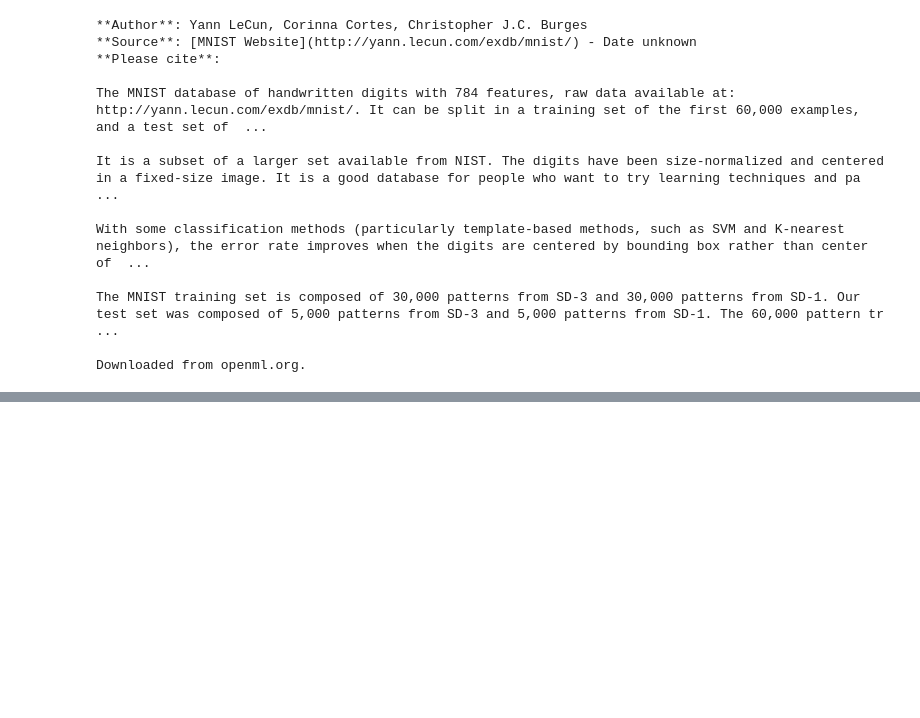
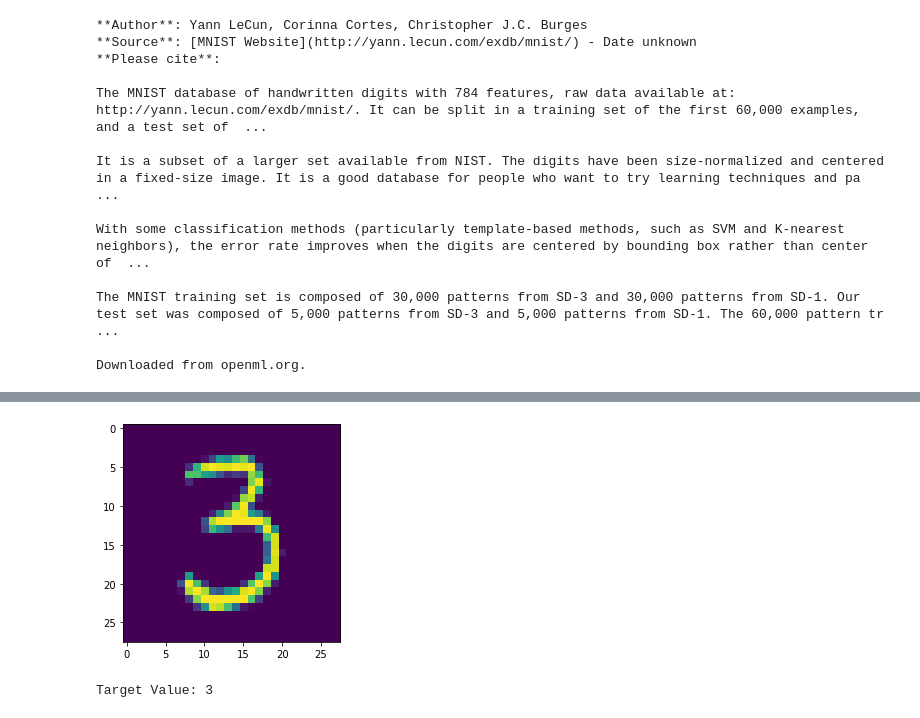
Before and after one commit to Pepcoders/Data-Science-February, a Jupyter notebook: Project/MNIST_Classification.ipynb, the cells around one changed output, grey strips where cells are left out. Cells and saved outputs as stored; diff of their text form; code cells hidden in the pictures; blank space fills up the shorter version.

```diff
--- a/Project/MNIST_Classification.ipynb
+++ b/Project/MNIST_Classification.ipynb
@@ -152,0 +94,8 @@ array([[15856,    74],
+# %%
+idx = 50
+plt.imshow(X[idx].reshape(28,28))
+plt.show()
+print("Target Value:", Y[idx])
+# %% [output]
+[figure, added]
+Target Value: 3
```
Also changed, not shown: parts of 52 cells of this notebook.
